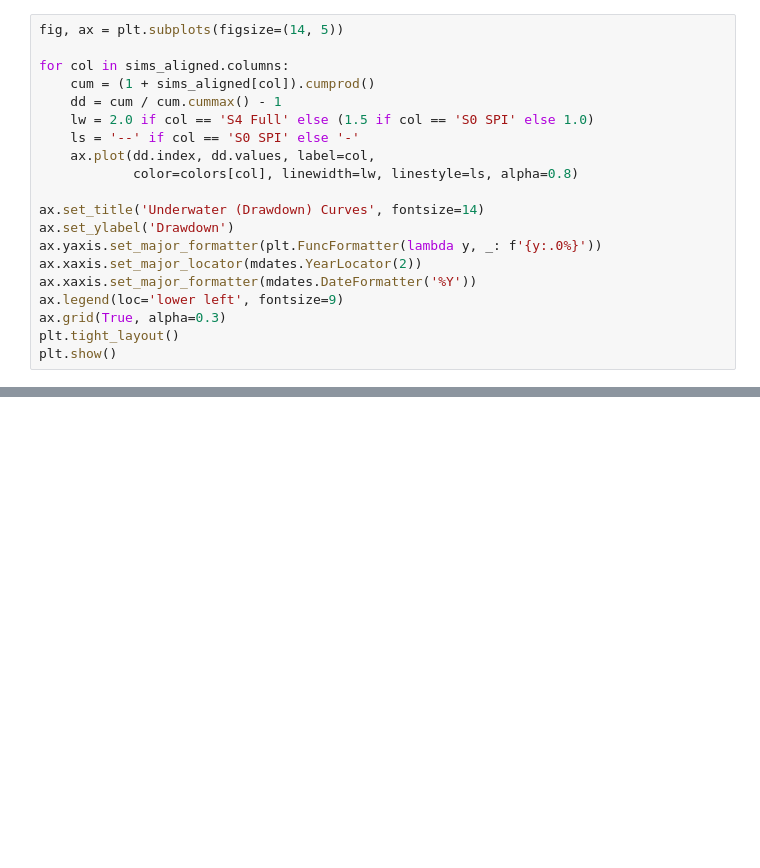
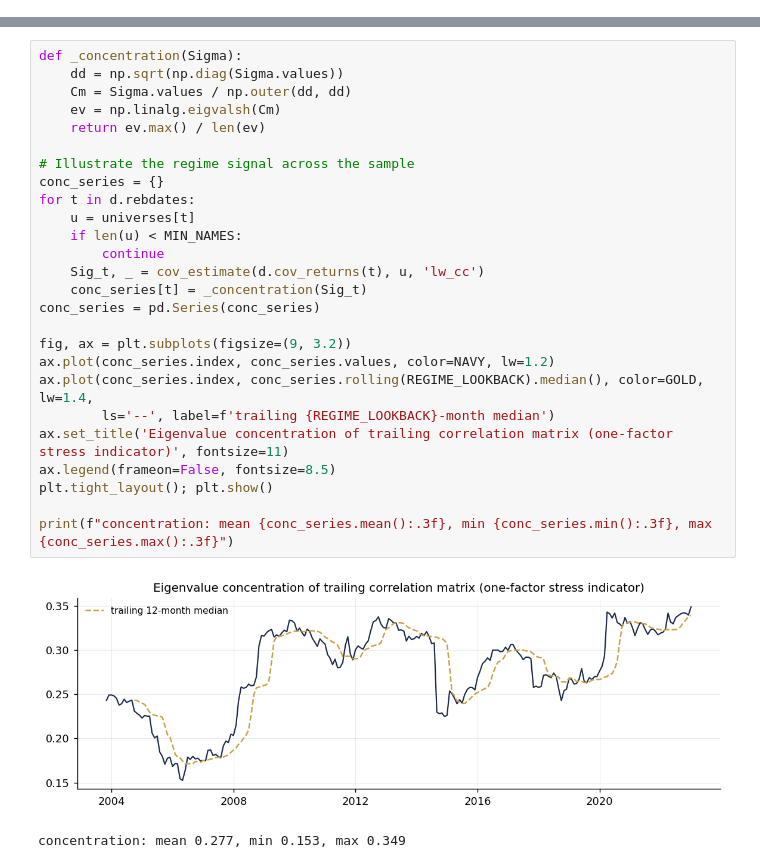
Before and after one commit to DevLiaRoh/qpmwp-course, a Jupyter notebook: assignments/assignment_5_Devin.ipynb, the cells around one changed output, grey strips where cells are left out. Saved outputs shown, nothing was run; the diff lists cells and outputs as text; blank space fills up the shorter version.

```diff
--- a/assignments/assignment_5_Devin.ipynb
+++ b/assignments/assignment_5_Devin.ipynb
@@ -2180,20 +0,0 @@ The key thesis of the strategy: the min-variance core cuts the drawdown vs SPI.
-# %%
-fig, ax = plt.subplots(figsize=(14, 5))
-
-for col in sims_aligned.columns:
-    cum = (1 + sims_aligned[col]).cumprod()
-    dd = cum / cum.cummax() - 1
-    lw = 2.0 if col == 'S4 Full' else (1.5 if col == 'S0 SPI' else 1.0)
-    ls = '--' if col == 'S0 SPI' else '-'
-    ax.plot(dd.index, dd.values, label=col,
-            color=colors[col], linewidth=lw, linestyle=ls, alpha=0.8)
-
-ax.set_title('Underwater (Drawdown) Curves', fontsize=14)
-ax.set_ylabel('Drawdown')
-ax.yaxis.set_major_formatter(plt.FuncFormatter(lambda y, _: f'{y:.0%}'))
-ax.xaxis.set_major_locator(mdates.YearLocator(2))
-ax.xaxis.set_major_formatter(mdates.DateFormatter('%Y'))
-ax.legend(loc='lower left', fontsize=9)
-ax.grid(True, alpha=0.3)
-plt.tight_layout()
-plt.show()
@@ -2561,0 +1120,29 @@ def bibfn_linear_signal(bs, rebdate, **kwargs):
+# %%
+def _concentration(Sigma):
+    dd = np.sqrt(np.diag(Sigma.values))
+    Cm = Sigma.values / np.outer(dd, dd)
+    ev = np.linalg.eigvalsh(Cm)
+    return ev.max() / len(ev)
+
+# Illustrate the regime signal across the sample
+conc_series = {}
+for t in d.rebdates:
+    u = universes[t]
+    if len(u) < MIN_NAMES:
+        continue
+    Sig_t, _ = cov_estimate(d.cov_returns(t), u, 'lw_cc')
+    conc_series[t] = _concentration(Sig_t)
+conc_series = pd.Series(conc_series)
+
+fig, ax = plt.subplots(figsize=(9, 3.2))
+ax.plot(conc_series.index, conc_series.values, color=NAVY, lw=1.2)
+ax.plot(conc_series.index, conc_series.rolling(REGIME_LOOKBACK).median(), color=GOLD, lw=1.4,
+        ls='--', label=f'trailing {REGIME_LOOKBACK}-month median')
+ax.set_title('Eigenvalue concentration of trailing correlation matrix (one-factor stress indicator)', fontsize=11)
+ax.legend(frameon=False, fontsize=8.5)
+plt.tight_layout(); plt.show()
+
+print(f"concentration: mean {conc_series.mean():.3f}, min {conc_series.min():.3f}, max {conc_series.max():.3f}")
+# %% [output]
+[figure, added]
+concentration: mean 0.277, min 0.153, max 0.349
```
Also changed, not shown: parts of 117 cells of this notebook.
